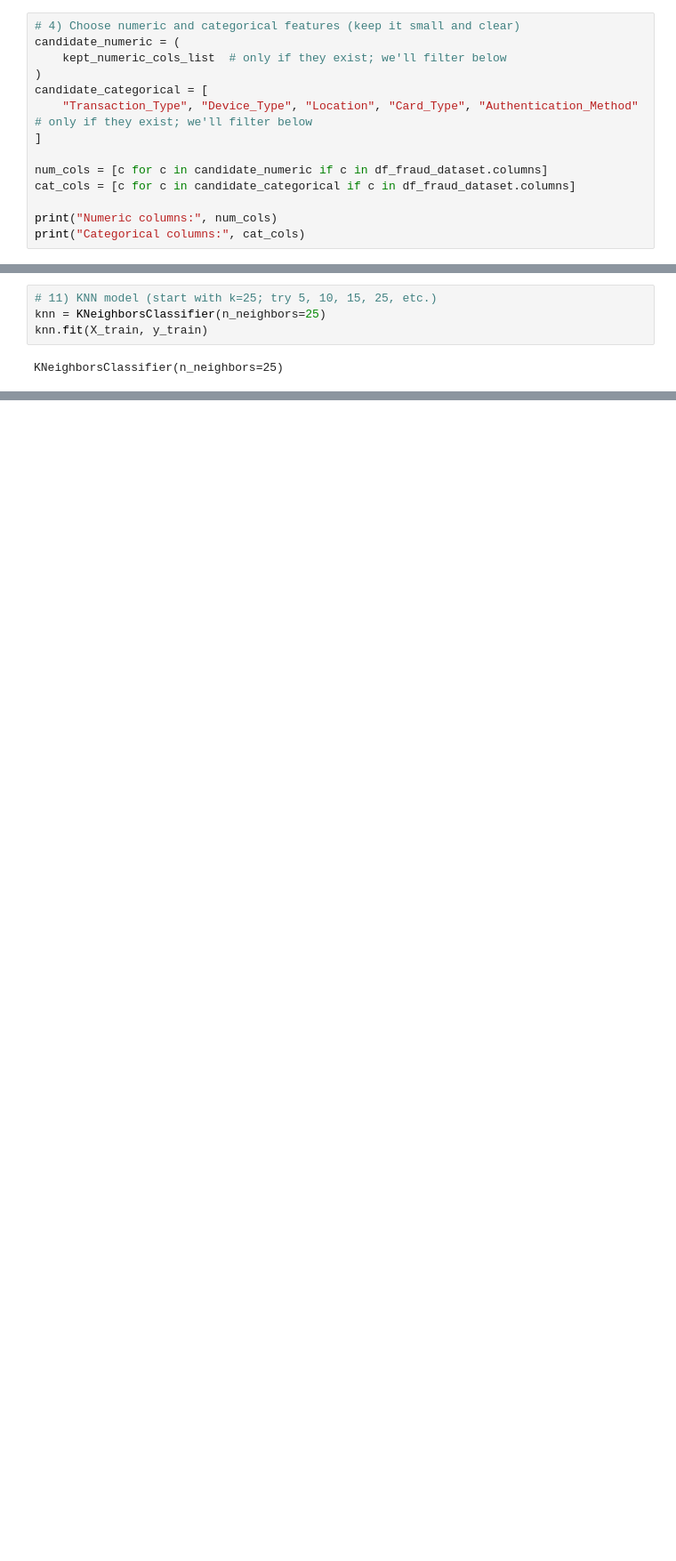
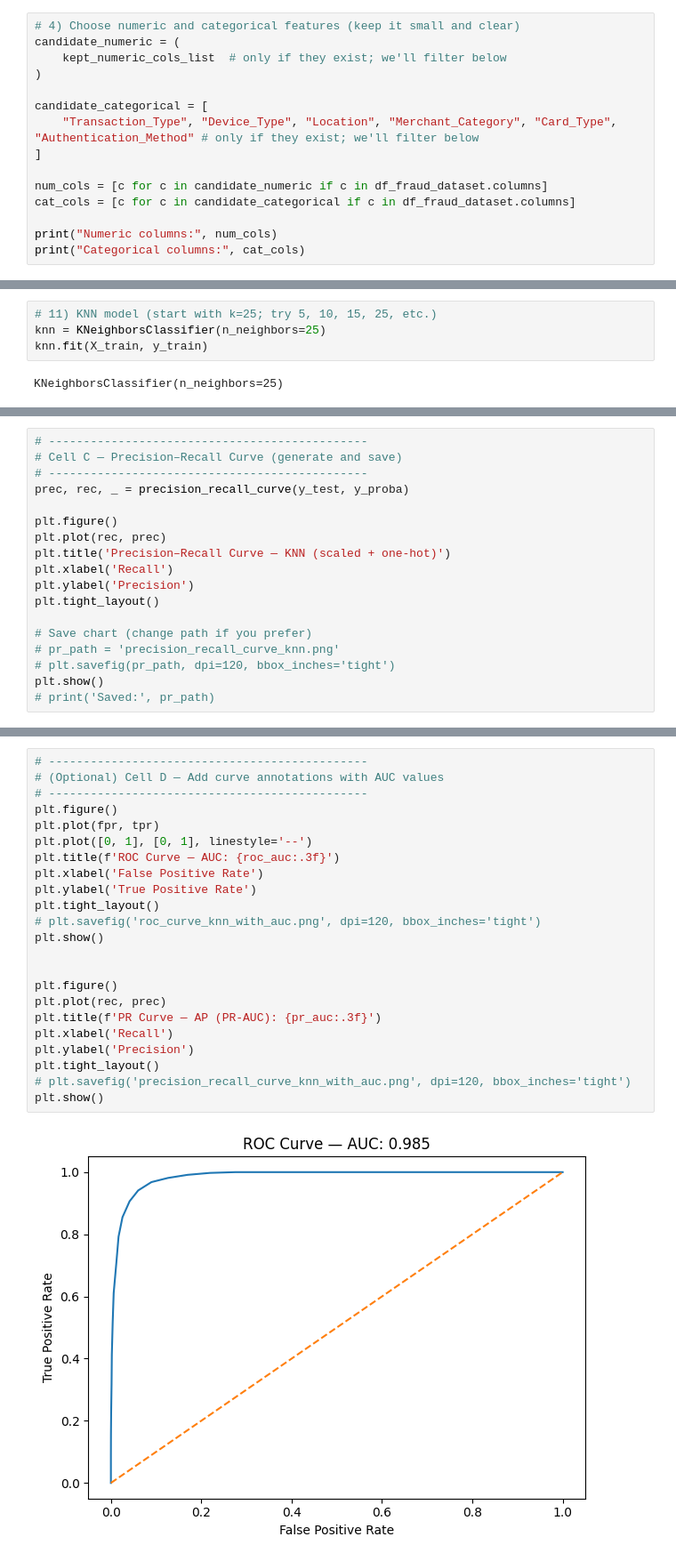
Before and after one commit to luispabloaiello-da/W7PJ_Project_Fraud_Scoring_Service, a Jupyter notebook: notebooks/02_knn_with_scaling_and_onehot.ipynb, the cells around one changed output, grey strips where cells are left out. Shown at 89% size. Saved outputs shown, nothing was run; the diff lists cells and outputs as text; blank space fills up the shorter version.

Commit message:
02_knn_with_scaling_and_onehot.ipynb add charts

```diff
--- a/notebooks/02_knn_with_scaling_and_onehot.ipynb
+++ b/notebooks/02_knn_with_scaling_and_onehot.ipynb
@@ -97,8 +97,9 @@ Categorical columns to use: ['Transaction_ID', 'User_ID', 'Transaction_Type', 'D
 candidate_numeric = (
     kept_numeric_cols_list  # only if they exist; we'll filter below
 )
+
 candidate_categorical = [
-    "Transaction_Type", "Device_Type", "Location", "Card_Type", "Authentication_Method" # only if they exist; we'll filter below
+    "Transaction_Type", "Device_Type", "Location", "Merchant_Category", "Card_Type", "Authentication_Method" # only if they exist; we'll filter below
 ]
 
 num_cols = [c for c in candidate_numeric if c in df_fraud_dataset.columns]
@@ -200,0 +252,18 @@ Confusion matrix:
+# %%
+# ----------------------------------------------
+# Cell C — Precision–Recall Curve (generate and save)
+# ----------------------------------------------
+prec, rec, _ = precision_recall_curve(y_test, y_proba)
+
+plt.figure()
+plt.plot(rec, prec)
+plt.title('Precision–Recall Curve — KNN (scaled + one-hot)')
+plt.xlabel('Recall')
+plt.ylabel('Precision')
+plt.tight_layout()
+
+# Save chart (change path if you prefer)
+# pr_path = 'precision_recall_curve_knn.png'
+# plt.savefig(pr_path, dpi=120, bbox_inches='tight')
+plt.show()
+# print('Saved:', pr_path)
@@ -200,0 +272,25 @@ Confusion matrix:
+# %%
+# ----------------------------------------------
+# (Optional) Cell D — Add curve annotations with AUC values
+# ----------------------------------------------
+plt.figure()
+plt.plot(fpr, tpr)
+plt.plot([0, 1], [0, 1], linestyle='--')
+plt.title(f'ROC Curve — AUC: {roc_auc:.3f}')
+plt.xlabel('False Positive Rate')
+plt.ylabel('True Positive Rate')
+plt.tight_layout()
+# plt.savefig('roc_curve_knn_with_auc.png', dpi=120, bbox_inches='tight')
+plt.show()
+
+
+plt.figure()
+plt.plot(rec, prec)
+plt.title(f'PR Curve — AP (PR-AUC): {pr_auc:.3f}')
+plt.xlabel('Recall')
+plt.ylabel('Precision')
+plt.tight_layout()
+# plt.savefig('precision_recall_curve_knn_with_auc.png', dpi=120, bbox_inches='tight')
+plt.show()
+# %% [output]
+[figure, added]
```
Also changed, not shown: parts of 11 cells of this notebook, 3 other files.
